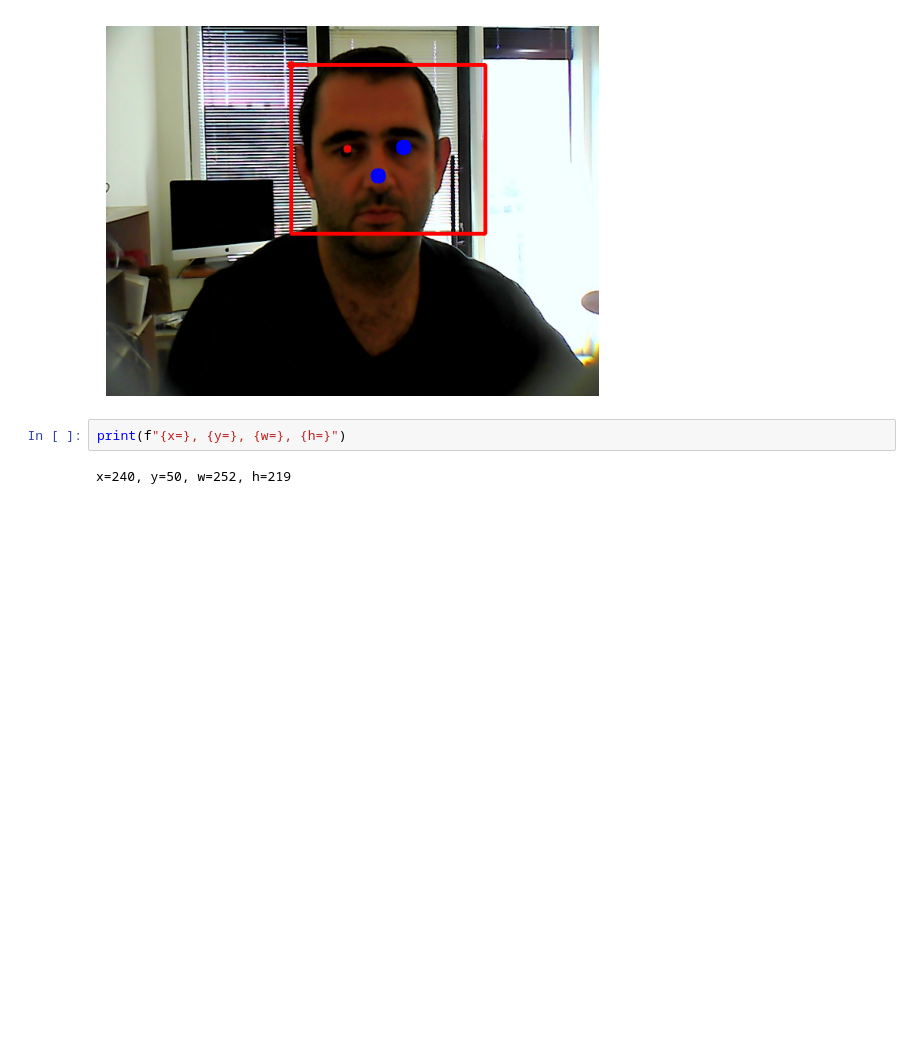
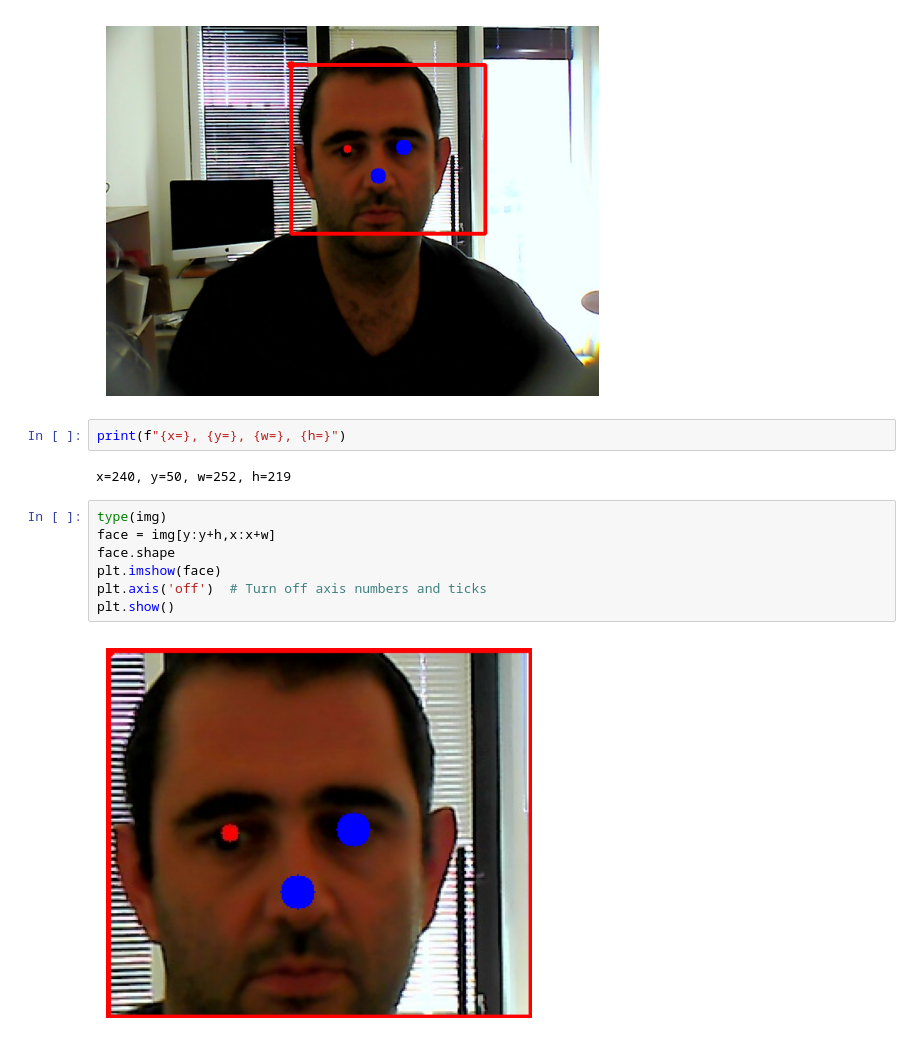
Before and after one commit to smbensi/new_img, a Jupyter notebook: scripts/run_tests.ipynb, the cells around one changed output. Saved outputs shown, nothing was run; the diff lists cells and outputs as text; blank space fills up the shorter version.

```diff
--- a/scripts/run_tests.ipynb
+++ b/scripts/run_tests.ipynb
@@ -165,3 +165,12 @@ plt.show()
 print(f"{x=}, {y=}, {w=}, {h=}")
 # %% [output]
 x=240, y=50, w=252, h=219
+# %%
+type(img)
+face = img[y:y+h,x:x+w]
+face.shape
+plt.imshow(face)
+plt.axis('off')  # Turn off axis numbers and ticks
+plt.show()
+# %% [output]
+[figure, added]
```
Also changed, not shown: 2 other files.
